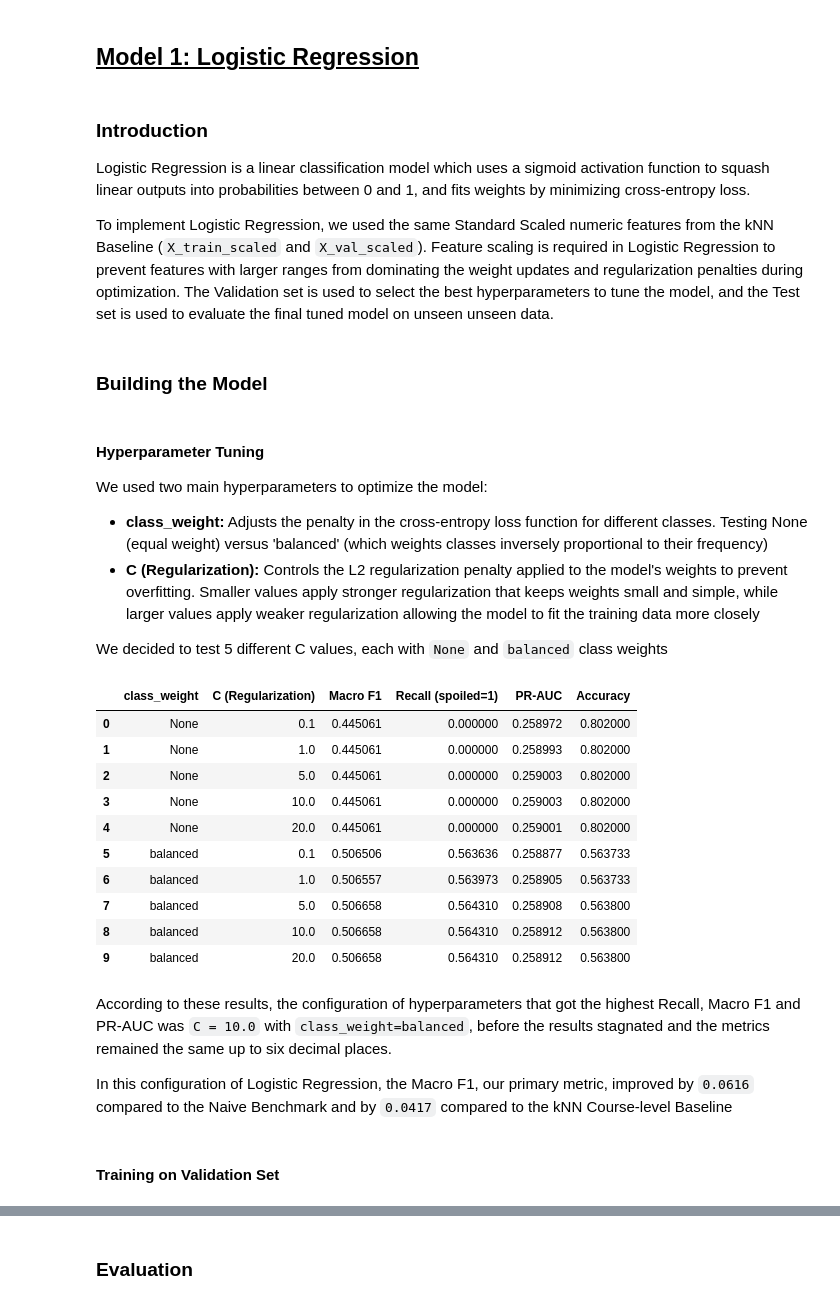
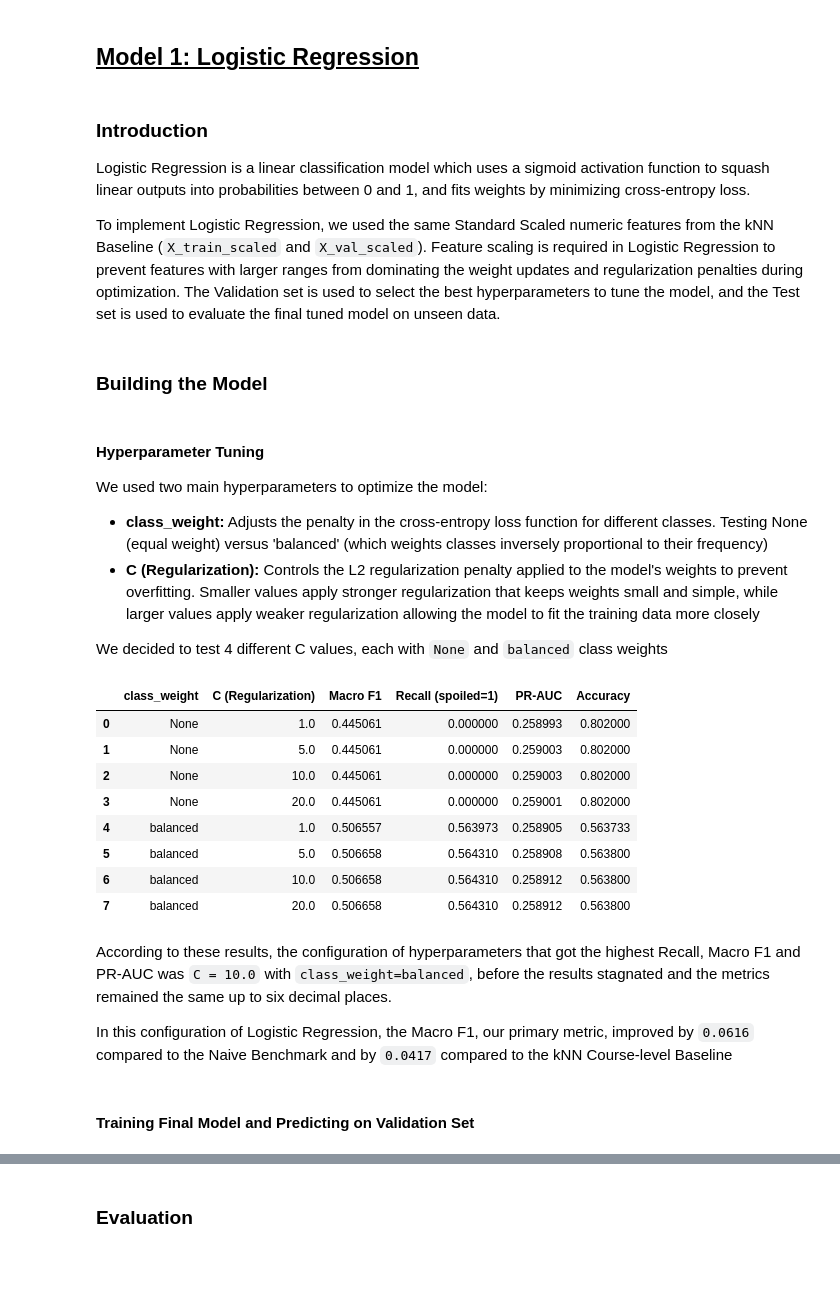
Before and after one commit to AnishaP3/Reducing-Inventory-Waste-in-Grocery-Stores, a Jupyter notebook: Notebooks/Logistic_Regression_Project_Milestone_5_Final_Experiments_and_Analysis.ipynb, the cells around one changed output, grey strips where cells are left out. Cells and saved outputs as stored; diff of their text form; code cells hidden in the pictures; blank space fills up the shorter version.

Commit message:
added experiment log for logistic regression

```diff
--- a/Notebooks/Logistic_Regression_Updated_Project_Milestone_5_Final_Experiments_and_Analysis.ipynb
+++ b/Notebooks/Logistic_Regression_Project_Milestone_5_Final_Experiments_and_Analysis.ipynb
@@ -418,7 +418,7 @@ Predict time (train set):      32.59 s
 
 Logistic Regression is a linear classification model which uses a sigmoid activation function to squash linear outputs into probabilities between 0 and 1, and fits weights by minimizing cross-entropy loss.
 
-To implement Logistic Regression, we used the same Standard Scaled numeric features from the kNN Baseline (`X_train_scaled` and `X_val_scaled`). Feature scaling is required in Logistic Regression to prevent features with larger ranges from dominating the weight updates and regularization penalties during optimization. The Validation set is used to select the best hyperparameters to tune the model, and the Test set is used to evaluate the final tuned model on unseen unseen data.
+To implement Logistic Regression, we used the same Standard Scaled numeric features from the kNN Baseline (`X_train_scaled` and `X_val_scaled`). Feature scaling is required in Logistic Regression to prevent features with larger ranges from dominating the weight updates and regularization penalties during optimization. The Validation set is used to select the best hyperparameters to tune the model, and the Test set is used to evaluate the final tuned model on unseen data.
 # %% [markdown]
 ### **Building the Model**
 # %% [markdown]
@@ -427,55 +427,53 @@ We used two main hyperparameters to optimize the model:
 - **class_weight:** Adjusts the penalty in the cross-entropy loss function for different classes. Testing None (equal weight) versus 'balanced' (which weights classes inversely proportional to their frequency)
 - **C (Regularization):** Controls the L2 regularization penalty applied to the model's weights to prevent overfitting. Smaller values apply stronger regularization that keeps weights small and simple, while larger values apply weaker regularization allowing the model to fit the training data more closely
 
-We decided to test 5 different C values, each with `None` and `balanced` class weights
+We decided to test 4 different C values, each with `None` and `balanced` class weights
 # %%
 from sklearn.linear_model import LogisticRegression
 
-#Initialize arrays of Iterations and class weights
-C_values = [0.1, 1.0, 5.0, 10.0, 20.0]
+#Initialize arrays of C values and class weights
+C_values = [1.0, 5.0, 10.0, 20.0]
 weights = [None, "balanced"]
 lr_results = []
 
 
 for w in weights:
   for c in C_values:
     #Train on the training set with these hyperparameters
     lr_test = LogisticRegression(C=c, class_weight=w, random_state=42)
     lr_test.fit(X_train_scaled, y_train)
 
     y_pred_lr_temp = lr_test.predict(X_val_scaled)
     y_prob_lr_temp = lr_test.predict_proba(X_val_scaled)[:, 1]
 
     lr_results.append({
       "class_weight": w,
       "C (Regularization)": c,
       "Macro F1": f1_score(y_val, y_pred_lr_temp, average='macro'),
       "Recall (spoiled=1)": recall_score(y_val, y_pred_lr_temp, pos_label=1, zero_division=0),
       "PR-AUC": average_precision_score(y_val, y_prob_lr_temp),
       "Accuracy": accuracy_score(y_val, y_pred_lr_temp)
     })
 
 
 #Display results table
 display(pd.DataFrame(lr_results))
 # %% [output]
 |  | class_weight | C (Regularization) | Macro F1 | Recall (spoiled=1) | PR-AUC | Accuracy |
-| 0 | None | 0.1 | 0.445061 | 0.000000 | 0.258972 | 0.802000 |
-| 1 | None | 1.0 | 0.445061 | 0.000000 | 0.258993 | 0.802000 |
-| 2 | None | 5.0 | 0.445061 | 0.000000 | 0.259003 | 0.802000 |
-| 3 | None | 10.0 | 0.445061 | 0.000000 | 0.259003 | 0.802000 |
-| 4 | None | 20.0 | 0.445061 | 0.000000 | 0.259001 | 0.802000 |
-| 5 | balanced | 0.1 | 0.506506 | 0.563636 | 0.258877 | 0.563733 |
-| 6 | balanced | 1.0 | 0.506557 | 0.563973 | 0.258905 | 0.563733 |
-| 7 | balanced | 5.0 | 0.506658 | 0.564310 | 0.258908 | 0.563800 |
-| 8 | balanced | 10.0 | 0.506658 | 0.564310 | 0.258912 | 0.563800 |
-| 9 | balanced | 20.0 | 0.506658 | 0.564310 | 0.258912 | 0.563800 |
+| 0 | None | 1.0 | 0.445061 | 0.000000 | 0.258993 | 0.802000 |
+| 1 | None | 5.0 | 0.445061 | 0.000000 | 0.259003 | 0.802000 |
+| 2 | None | 10.0 | 0.445061 | 0.000000 | 0.259003 | 0.802000 |
+| 3 | None | 20.0 | 0.445061 | 0.000000 | 0.259001 | 0.802000 |
+| 4 | balanced | 1.0 | 0.506557 | 0.563973 | 0.258905 | 0.563733 |
+| 5 | balanced | 5.0 | 0.506658 | 0.564310 | 0.258908 | 0.563800 |
+| 6 | balanced | 10.0 | 0.506658 | 0.564310 | 0.258912 | 0.563800 |
+| 7 | balanced | 20.0 | 0.506658 | 0.564310 | 0.258912 | 0.563800 |
 # %% [markdown]
 According to these results, the configuration of hyperparameters that got the highest Recall, Macro F1 and PR-AUC was `C = 10.0` with `class_weight=balanced`, before the results stagnated and the metrics remained the same up to six decimal places.
 
 In this configuration of Logistic Regression, the Macro F1, our primary metric, improved by `0.0616` compared to the Naive Benchmark and by `0.0417` compared to the kNN Course-level Baseline
 # %% [markdown]
-#### **Training on Validation Set**
+#### **Training Final Model and Predicting on Validation Set**
 # %%
 from sklearn.linear_model import LogisticRegression
 import time
```
Also changed, not shown: parts of 5 cells of this notebook.
